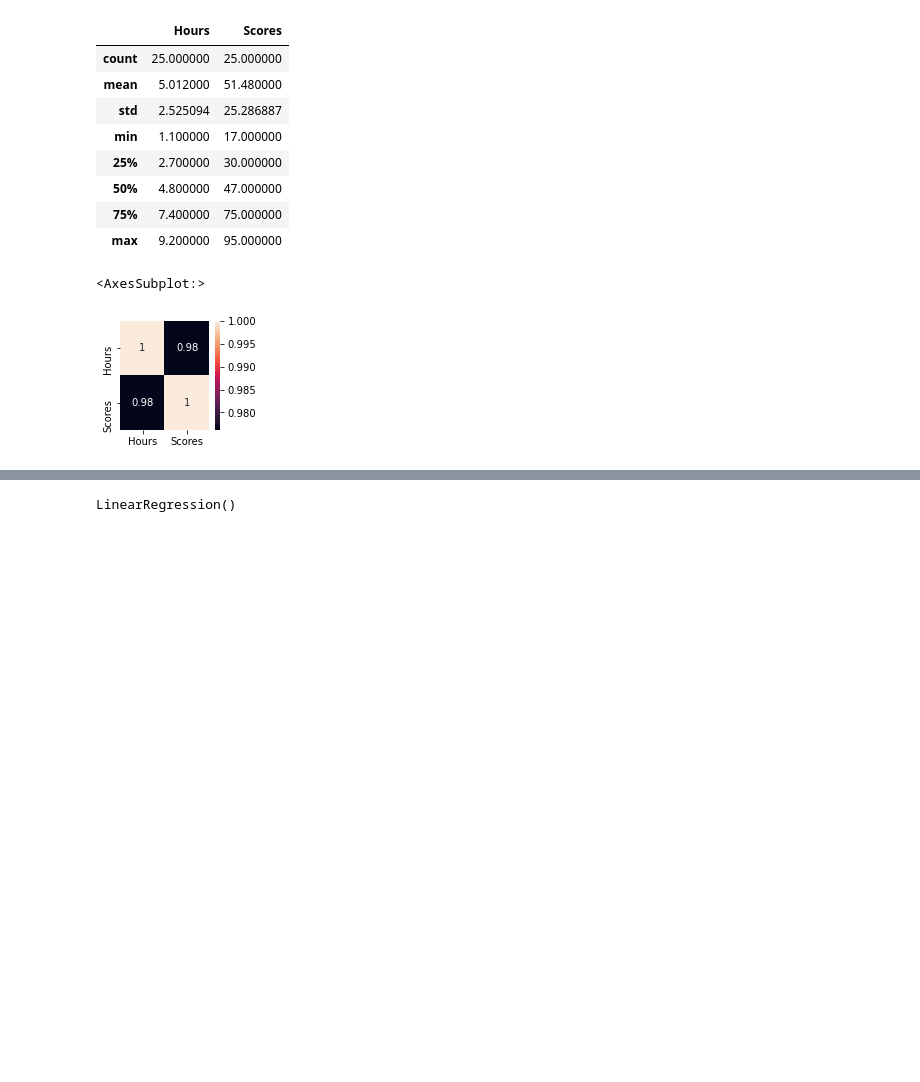
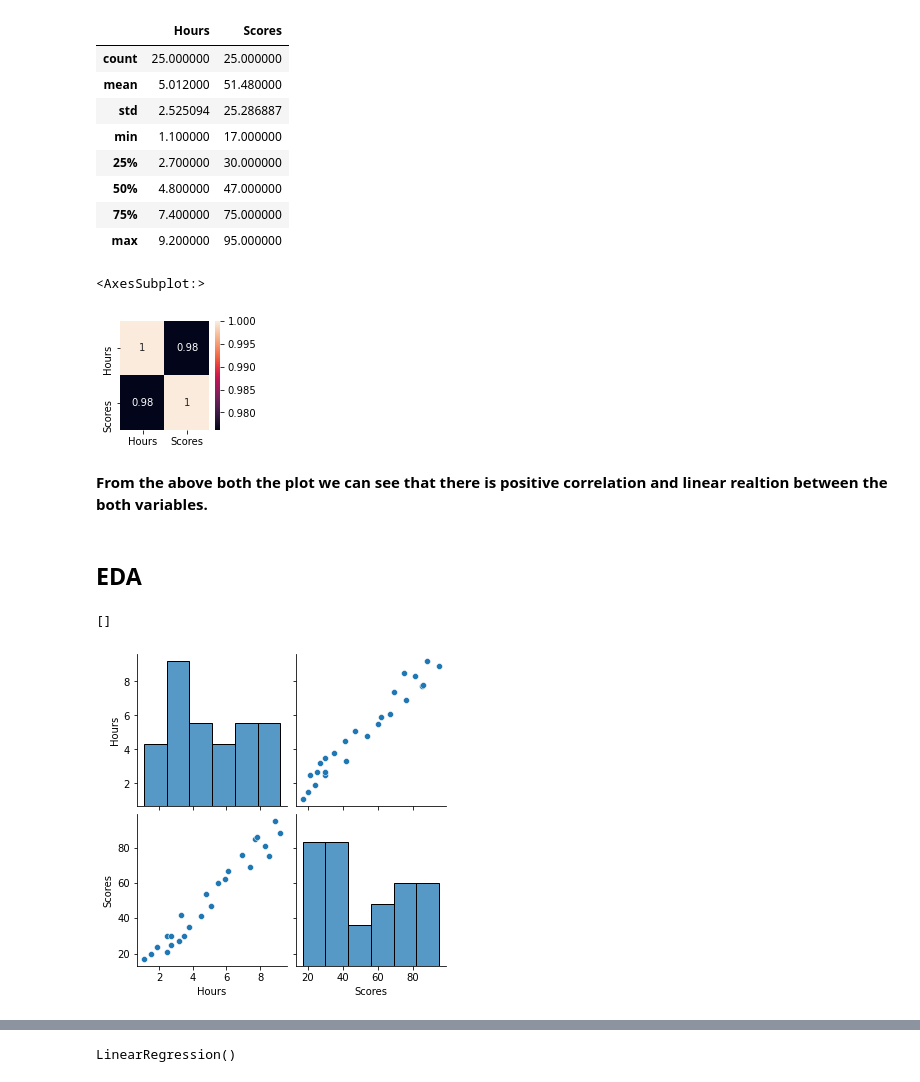
Before and after one commit to archydixit/Grip_Task_1, a Jupyter notebook: sol_task_1.ipynb, the cells around one changed output, grey strips where cells are left out. Drawn from its saved outputs; the diff is of its cells as text; code cells hidden in the pictures; blank space fills up the shorter version.

```diff
--- a/sol_task_1.ipynb
+++ b/sol_task_1.ipynb
@@ -56,3 +57,13 @@ sns.heatmap(df.corr(),annot = True)
 # %% [output]
 <AxesSubplot:>
 [figure]
+# %% [markdown]
+**From the above both the plot we can see that there is positive correlation and linear realtion between the both variables.**
+# %% [markdown]
+## EDA
+# %%
+sns.pairplot(df)
+plt.plot()
+# %% [output]
+[]
+[figure, added]
```
Also changed, not shown: parts of 21 cells of this notebook.
